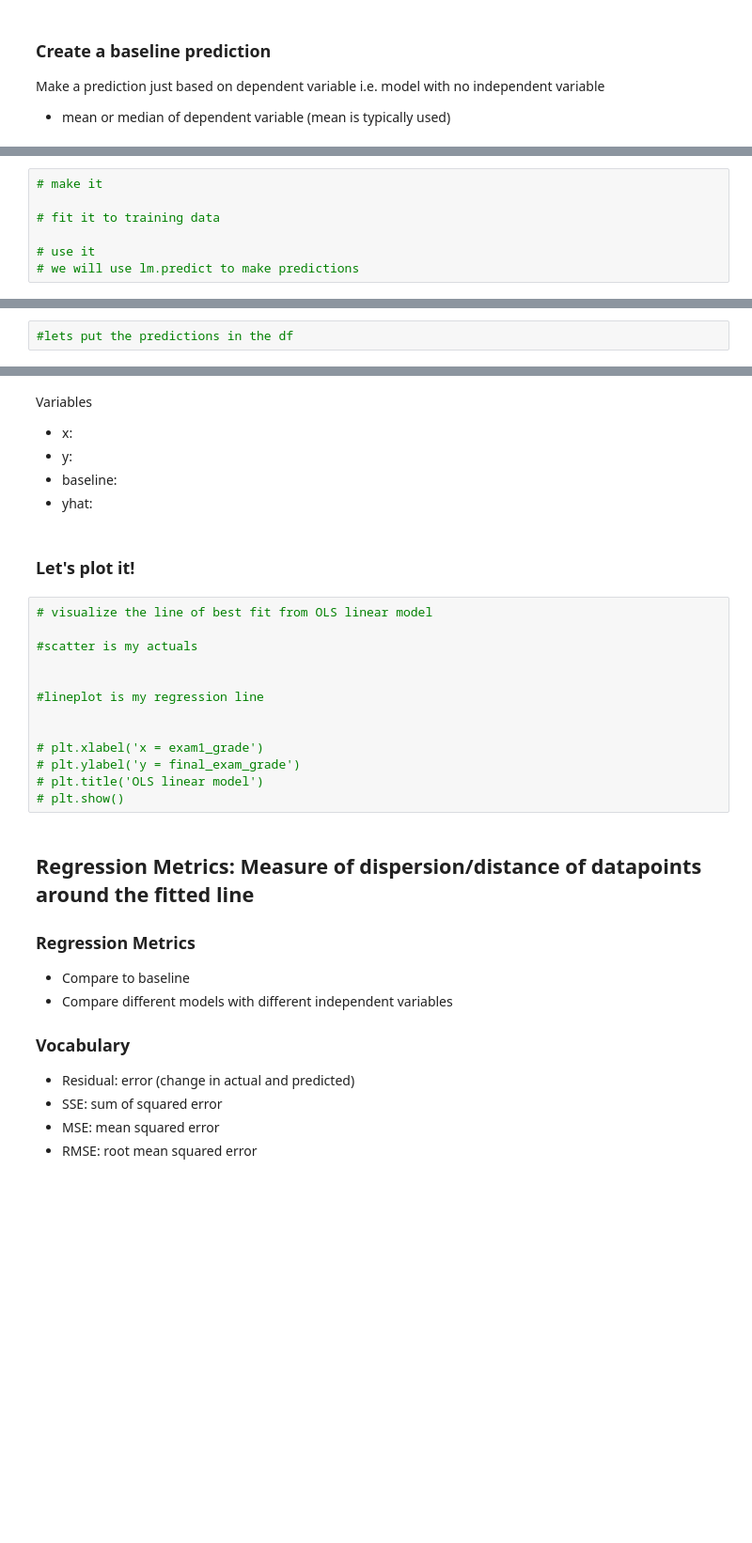
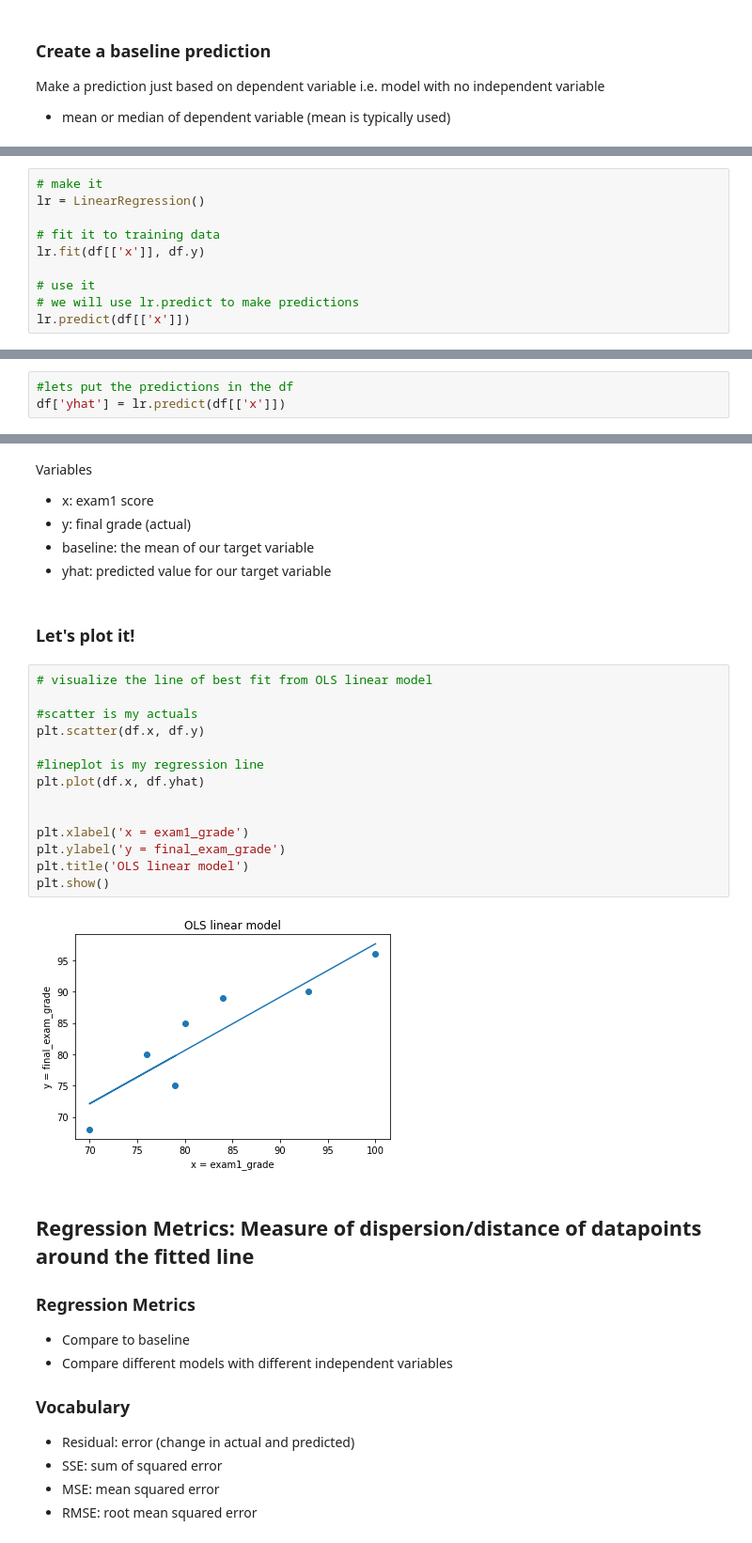
Before and after one commit to CodeupClassroom/pagel-regression, a Jupyter notebook: evaluate_lesson.ipynb, the cells around one changed output, grey strips where cells are left out. Shown: that part at 94% size. Cells and saved outputs as stored; diff of their text form; blank space fills up the shorter version.

```diff
--- a/evaluate_lesson.ipynb
+++ b/evaluate_lesson.ipynb
@@ -73,7 +113,10 @@ OLS = ?
 # %%
 # make it
+lr = LinearRegression()
 
 # fit it to training data
+lr.fit(df[['x']], df.y)
 
 # use it
-# we will use lm.predict to make predictions
+# we will use lr.predict to make predictions
+lr.predict(df[['x']])
@@ -80,2 +126,3 @@ OLS = ?
 # %%
 #lets put the predictions in the df
+df['yhat'] = lr.predict(df[['x']])
@@ -82,24 +140,27 @@ OLS = ?
 # %% [markdown]
 Variables
-- x:
-- y:
-- baseline:
-- yhat:
+- x: exam1 score
+- y: final grade (actual)
+- baseline: the mean of our target variable
+- yhat: predicted value for our target variable
 # %% [markdown]
 ### Let's plot it!
 # %%
 # visualize the line of best fit from OLS linear model
 
 #scatter is my actuals
+plt.scatter(df.x, df.y)
+
+#lineplot is my regression line
+plt.plot(df.x, df.yhat)
 
 
-#lineplot is my regression line
-
-
-# plt.xlabel('x = exam1_grade')
-# plt.ylabel('y = final_exam_grade')
-# plt.title('OLS linear model')
-# plt.show()
+plt.xlabel('x = exam1_grade')
+plt.ylabel('y = final_exam_grade')
+plt.title('OLS linear model')
+plt.show()
+# %% [output]
+[figure, added]
 # %% [markdown]
 ## Regression Metrics: Measure of dispersion/distance of datapoints around the fitted line
 ### Regression Metrics
```
Also changed, not shown: parts of 46 cells of this notebook.
